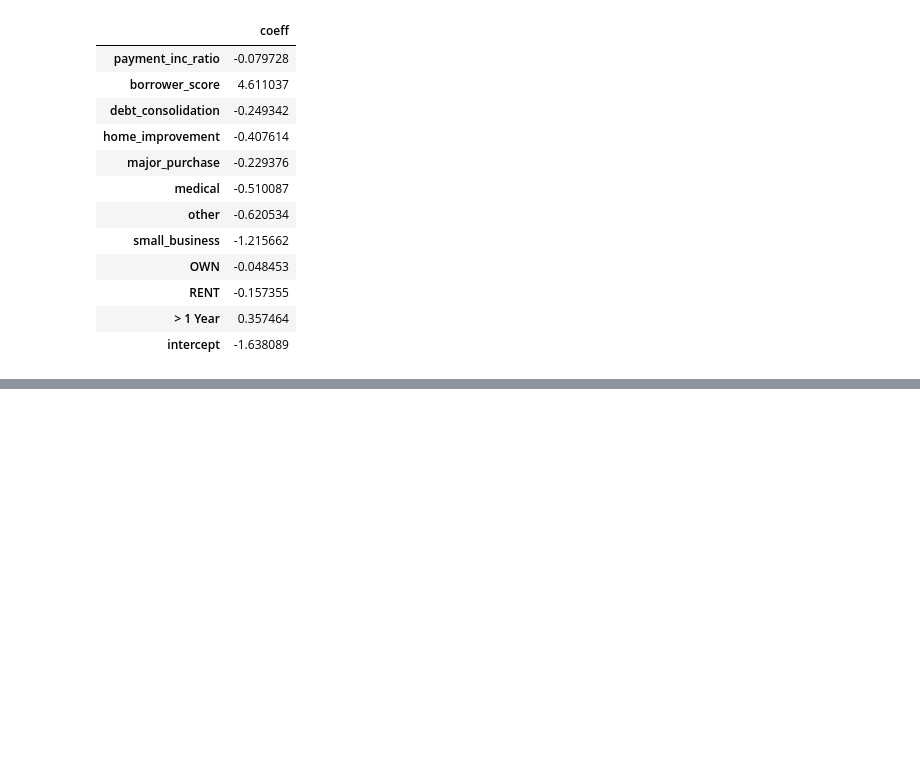
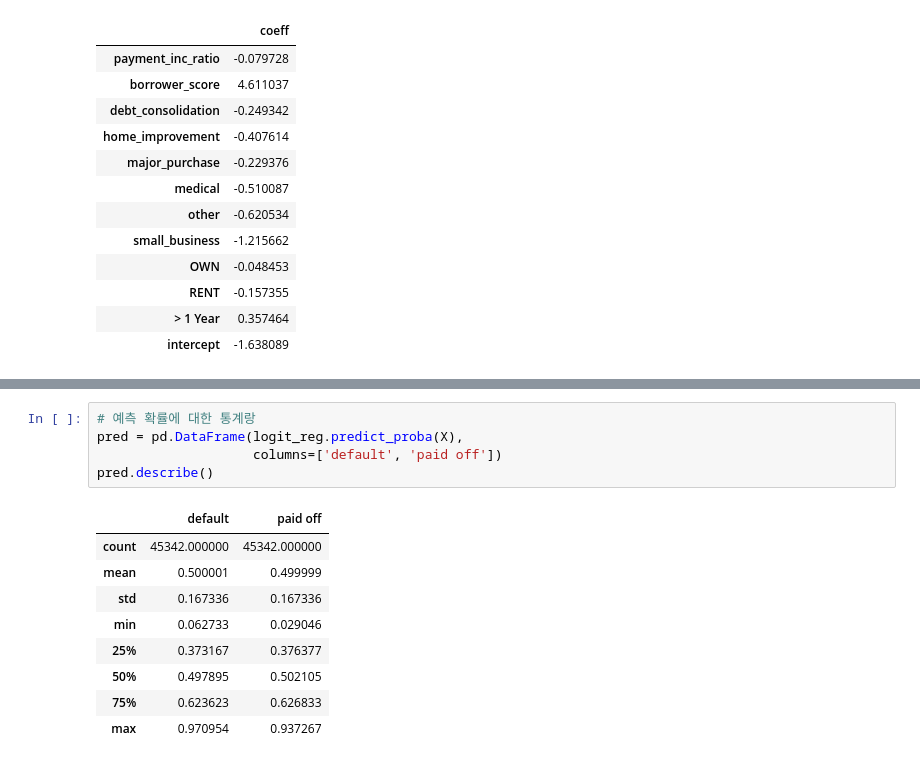
Before and after one commit to uk1996/Statistics, a Jupyter notebook: 5. 분류/02. 로지스틱 회귀.ipynb, the cells around one changed output, grey strips where cells are left out. Drawn from its saved outputs; the diff is of its cells as text; blank space fills up the shorter version.

```diff
--- a/5. 분류/02. 로지스틱 회귀.ipynb
+++ b/5. 분류/02. 로지스틱 회귀.ipynb
@@ -75,0 +108,15 @@ coef_df
+# %%
+# 예측 확률에 대한 통계랑
+pred = pd.DataFrame(logit_reg.predict_proba(X),
+                    columns=['default', 'paid off'])
+pred.describe()
+# %% [output]
+|  | default | paid off |
+| count | 45342.000000 | 45342.000000 |
+| mean | 0.500001 | 0.499999 |
+| std | 0.167336 | 0.167336 |
+| min | 0.062733 | 0.029046 |
+| 25% | 0.373167 | 0.376377 |
+| 50% | 0.497895 | 0.502105 |
+| 75% | 0.623623 | 0.626833 |
+| max | 0.970954 | 0.937267 |
```
Also changed, not shown: parts of 7 cells of this notebook.
